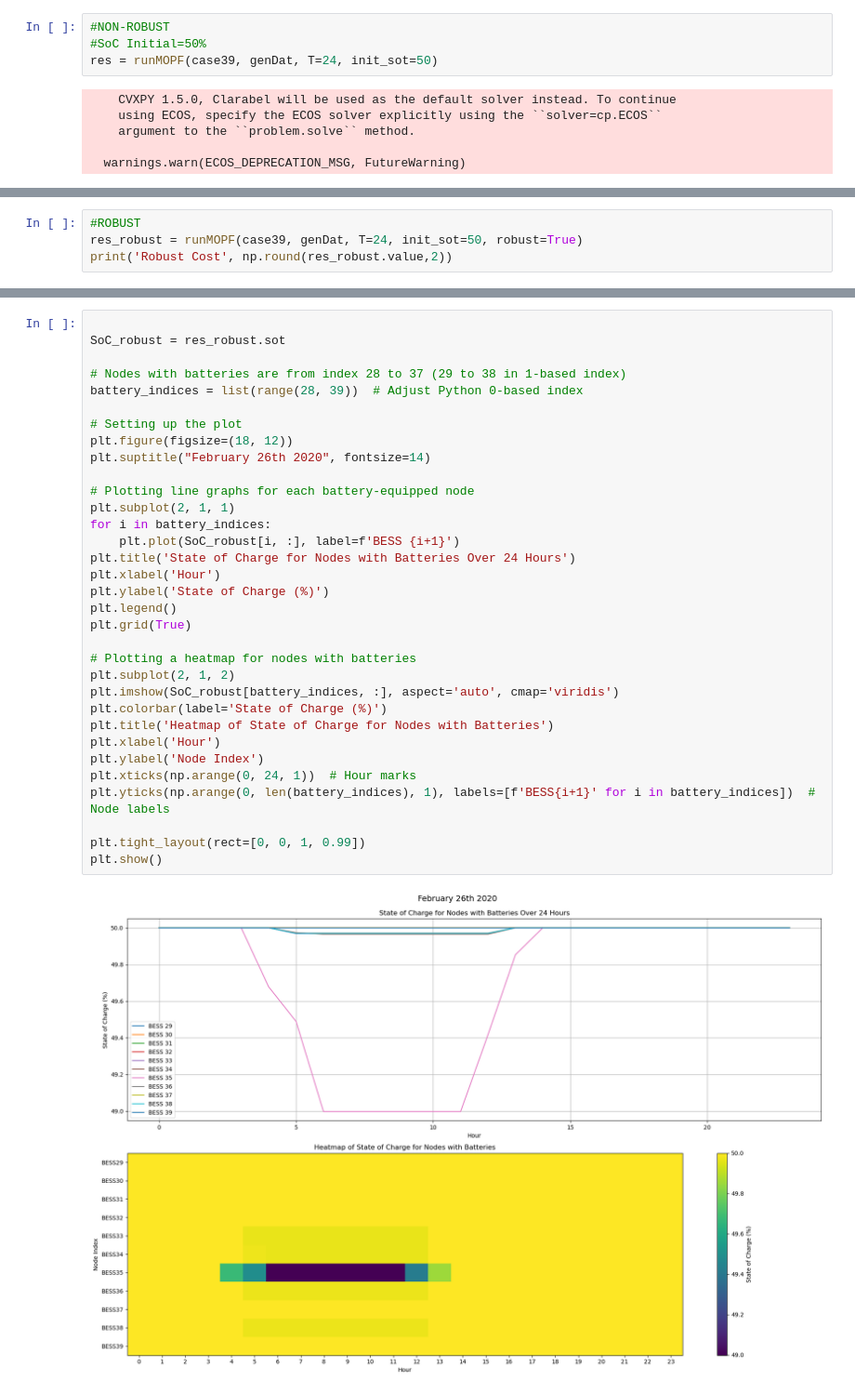
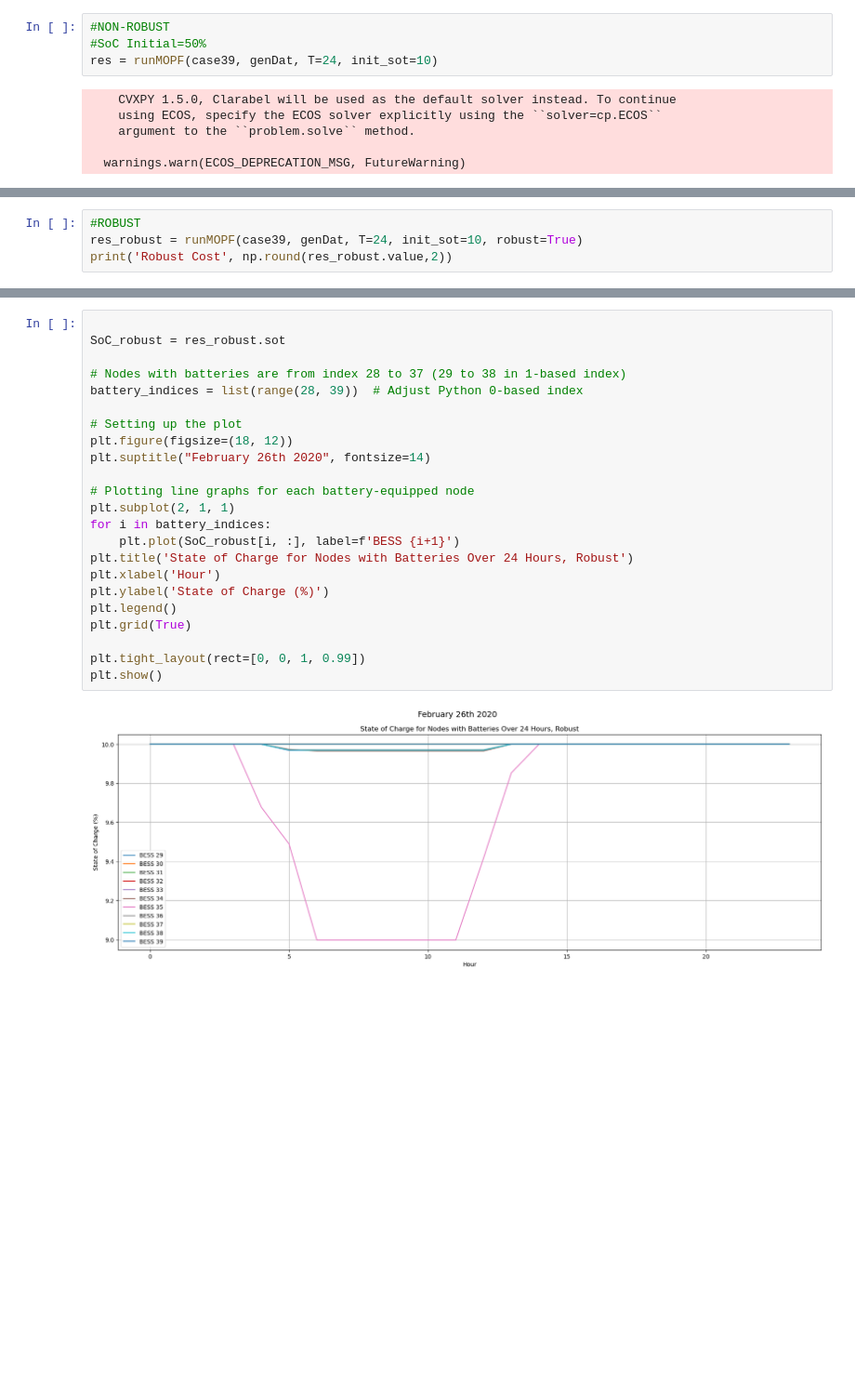
Before and after one commit to carlacupcake/CE295-OPF, a Jupyter notebook: Multiperiod.ipynb, the cells around one changed output, grey strips where cells are left out. Shown at 93% size. Cells and saved outputs as stored; diff of their text form; blank space fills up the shorter version.

```diff
--- a/Multiperiod.ipynb
+++ b/Multiperiod.ipynb
@@ -338,7 +338,7 @@ Renewable Penetration: 109.79949910226611 %
 # %%
 #NON-ROBUST
 #SoC Initial=50%
-res = runMOPF(case39, genDat, T=24, init_sot=50)
+res = runMOPF(case39, genDat, T=24, init_sot=10)
 # %% [output]
     CVXPY 1.5.0, Clarabel will be used as the default solver instead. To continue
     using ECOS, specify the ECOS solver explicitly using the ``solver=cp.ECOS``
@@ -431,5 +421,5 @@ plt.show()
 # %%
 #ROBUST
-res_robust = runMOPF(case39, genDat, T=24, init_sot=50, robust=True)
+res_robust = runMOPF(case39, genDat, T=24, init_sot=10, robust=True)
 print('Robust Cost', np.round(res_robust.value,2))
 # %% [output]
@@ -491,35 +476,25 @@ plt.show()
 # %%
 
 SoC_robust = res_robust.sot
 
 # Nodes with batteries are from index 28 to 37 (29 to 38 in 1-based index)
 battery_indices = list(range(28, 39))  # Adjust Python 0-based index
 
 # Setting up the plot
 plt.figure(figsize=(18, 12))
 plt.suptitle("February 26th 2020", fontsize=14)
 
 # Plotting line graphs for each battery-equipped node
 plt.subplot(2, 1, 1)
 for i in battery_indices:
     plt.plot(SoC_robust[i, :], label=f'BESS {i+1}')
-plt.title('State of Charge for Nodes with Batteries Over 24 Hours')
+plt.title('State of Charge for Nodes with Batteries Over 24 Hours, Robust')
 plt.xlabel('Hour')
 plt.ylabel('State of Charge (%)')
 plt.legend()
 plt.grid(True)
 
-# Plotting a heatmap for nodes with batteries
-plt.subplot(2, 1, 2)
-plt.imshow(SoC_robust[battery_indices, :], aspect='auto', cmap='viridis')
-plt.colorbar(label='State of Charge (%)')
-plt.title('Heatmap of State of Charge for Nodes with Batteries')
-plt.xlabel('Hour')
-plt.ylabel('Node Index')
-plt.xticks(np.arange(0, 24, 1))  # Hour marks
-plt.yticks(np.arange(0, len(battery_indices), 1), labels=[f'BESS{i+1}' for i in battery_indices])  # Node labels
-
 plt.tight_layout(rect=[0, 0, 1, 0.99])
 plt.show()
 # %% [output]
-[figure, old version]
+[figure, new version]
```
Also changed, not shown: parts of 3 cells of this notebook, 5 other files.
